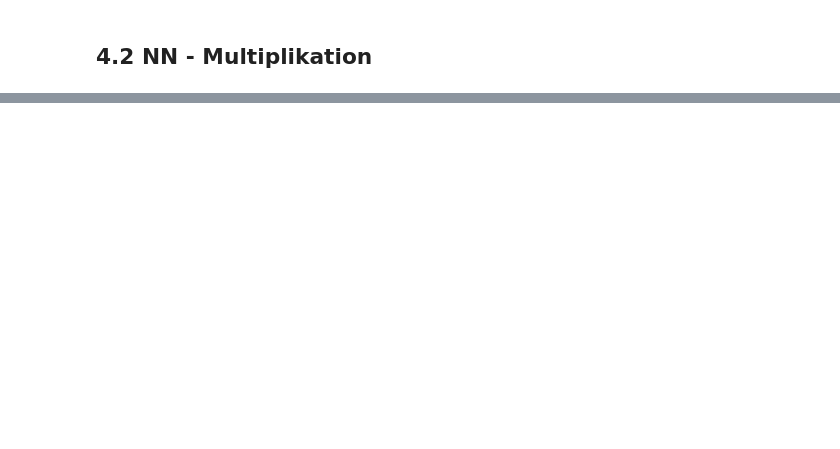
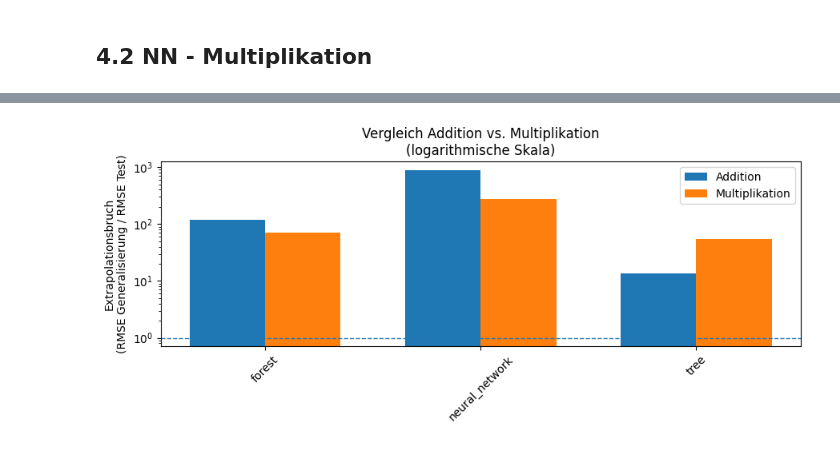
Before and after one commit to eliaspfe/ML_math, a Jupyter notebook: ml_math.ipynb, the cells around one changed output, grey strips where cells are left out. Saved outputs shown, nothing was run; the diff lists cells and outputs as text; code cells hidden in the pictures; blank space fills up the shorter version.

```diff
--- a/ml_math.ipynb
+++ b/ml_math.ipynb
@@ -753,0 +1212,58 @@ plt.show()
+# %%
+import matplotlib.pyplot as plt
+import numpy as np
+
+metric = "rmse"
+operators = ["addition", "multiplication"]
+
+ratios = {}
+models_common = None
+
+for op in operators:
+    subset = results[
+        (results["operator"] == op) &
+        (results["dataset_type"].isin(["test", "generalization"]))
+    ]
+
+    pivot = subset.pivot_table(
+        index="model",
+        columns="dataset_type",
+        values=metric,
+        aggfunc="mean"   # <<< DAS ist der Fix
+    ).dropna()
+
+    pivot["ratio"] = pivot["generalization"] / pivot["test"]
+    ratios[op] = pivot["ratio"]
+
+    if models_common is None:
+        models_common = pivot.index
+    else:
+        models_common = models_common.intersection(pivot.index)
+
+models = list(models_common)
+
+add_ratios = ratios["addition"].loc[models]
+mul_ratios = ratios["multiplication"].loc[models]
+
+x = np.arange(len(models))
+bar_width = 0.35
+
+# =========================
+# Plot
+# =========================
+plt.figure(figsize=(9, 4))
+
+plt.bar(x - bar_width/2, add_ratios, bar_width, label="Addition")
+plt.bar(x + bar_width/2, mul_ratios, bar_width, label="Multiplikation")
+
+plt.axhline(1, linestyle="--", linewidth=1)
+
+plt.yscale("log")
+plt.ylabel("Extrapolationsbruch\n(RMSE Generalisierung / RMSE Test)")
+plt.xticks(x, models, rotation=45)
+plt.title("Vergleich Addition vs. Multiplikation\n(logarithmische Skala)")
+plt.legend()
+plt.tight_layout()
+plt.show()
+# %% [output]
+[figure, added]
```
Also changed, not shown: parts of 29 cells of this notebook.
